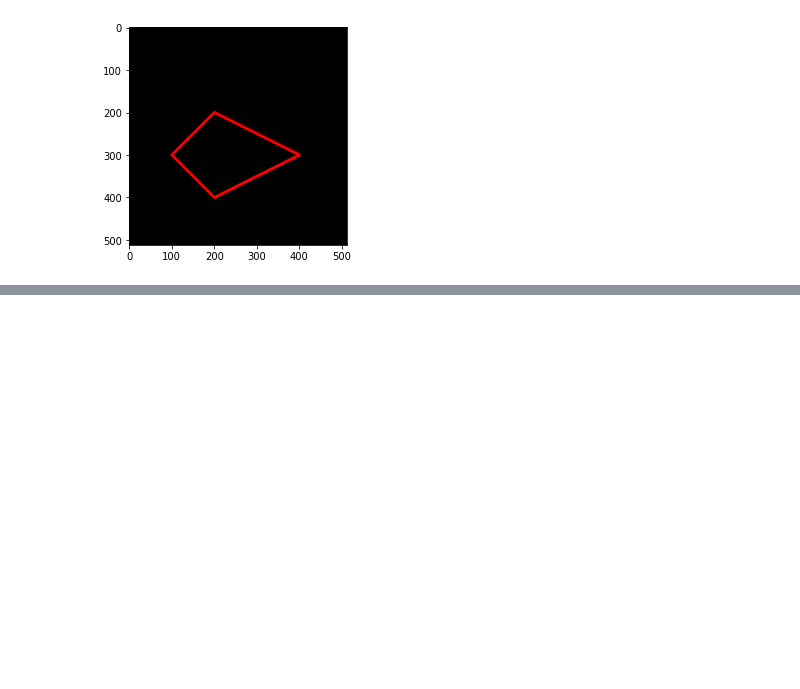
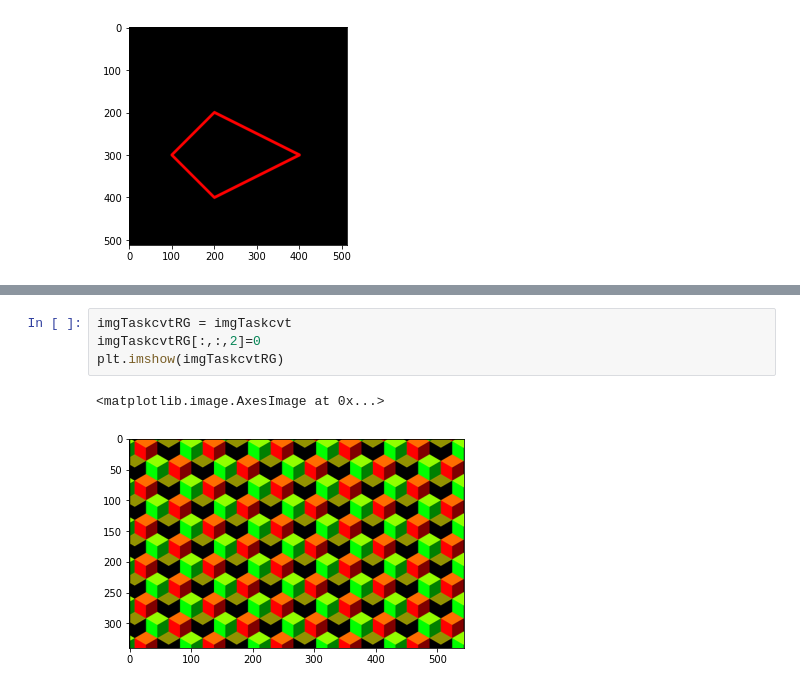
Before and after one commit to ahmadalwi425/PCVK_Genap_2022, a Jupyter notebook: Week2.ipynb, the cells around one changed output, grey strips where cells are left out. Saved outputs shown, nothing was run; the diff lists cells and outputs as text; blank space fills up the shorter version.

```diff
--- a/Week2.ipynb
+++ b/Week2.ipynb
@@ -129,0 +149,7 @@ plt.imshow(black_img2)
+# %%
+imgTaskcvtRG = imgTaskcvt
+imgTaskcvtRG[:,:,2]=0
+plt.imshow(imgTaskcvtRG)
+# %% [output]
+<matplotlib.image.AxesImage at 0x...>
+[figure, added]
```
Also changed, not shown: parts of 10 cells of this notebook.
